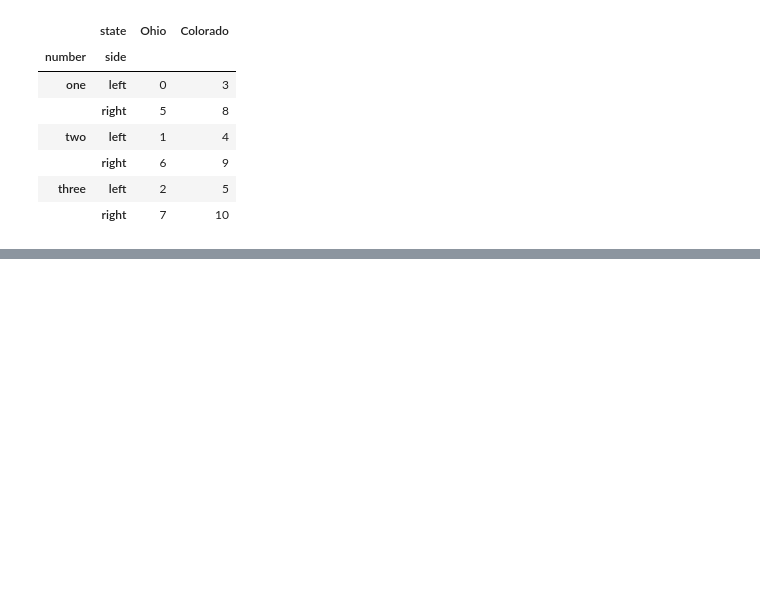
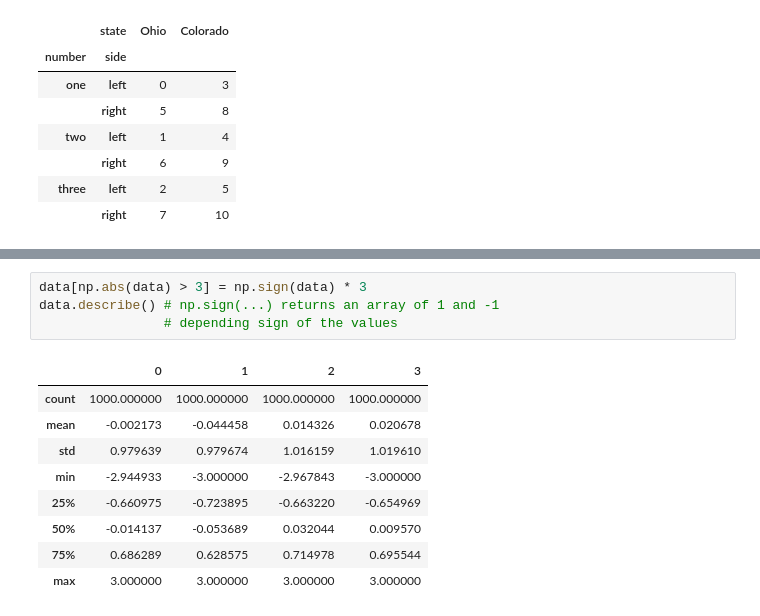
Before and after one commit to adpoe/FluentPython-Notes, a Jupyter notebook: Data_Wrangling.ipynb, the cells around one changed output, grey strips where cells are left out. Drawn from its saved outputs; the diff is of its cells as text; blank space fills up the shorter version.

```diff
--- a/Data_Wrangling.ipynb
+++ b/Data_Wrangling.ipynb
@@ -653,0 +879,14 @@ df.unstack('state').stack('side')
+# %%
+data[np.abs(data) > 3] = np.sign(data) * 3
+data.describe() # np.sign(...) returns an array of 1 and -1
+                # depending sign of the values
+# %% [output]
+|  | 0 | 1 | 2 | 3 |
+| count | 1000.000000 | 1000.000000 | 1000.000000 | 1000.000000 |
+| mean | -0.002173 | -0.044458 | 0.014326 | 0.020678 |
+| std | 0.979639 | 0.979674 | 1.016159 | 1.019610 |
+| min | -2.944933 | -3.000000 | -2.967843 | -3.000000 |
+| 25% | -0.660975 | -0.723895 | -0.663220 | -0.654969 |
+| 50% | -0.014137 | -0.053689 | 0.032044 | 0.009570 |
+| 75% | 0.686289 | 0.628575 | 0.714978 | 0.695544 |
+| max | 3.000000 | 3.000000 | 3.000000 | 3.000000 |
```
Also changed, not shown: parts of 21 cells of this notebook.
